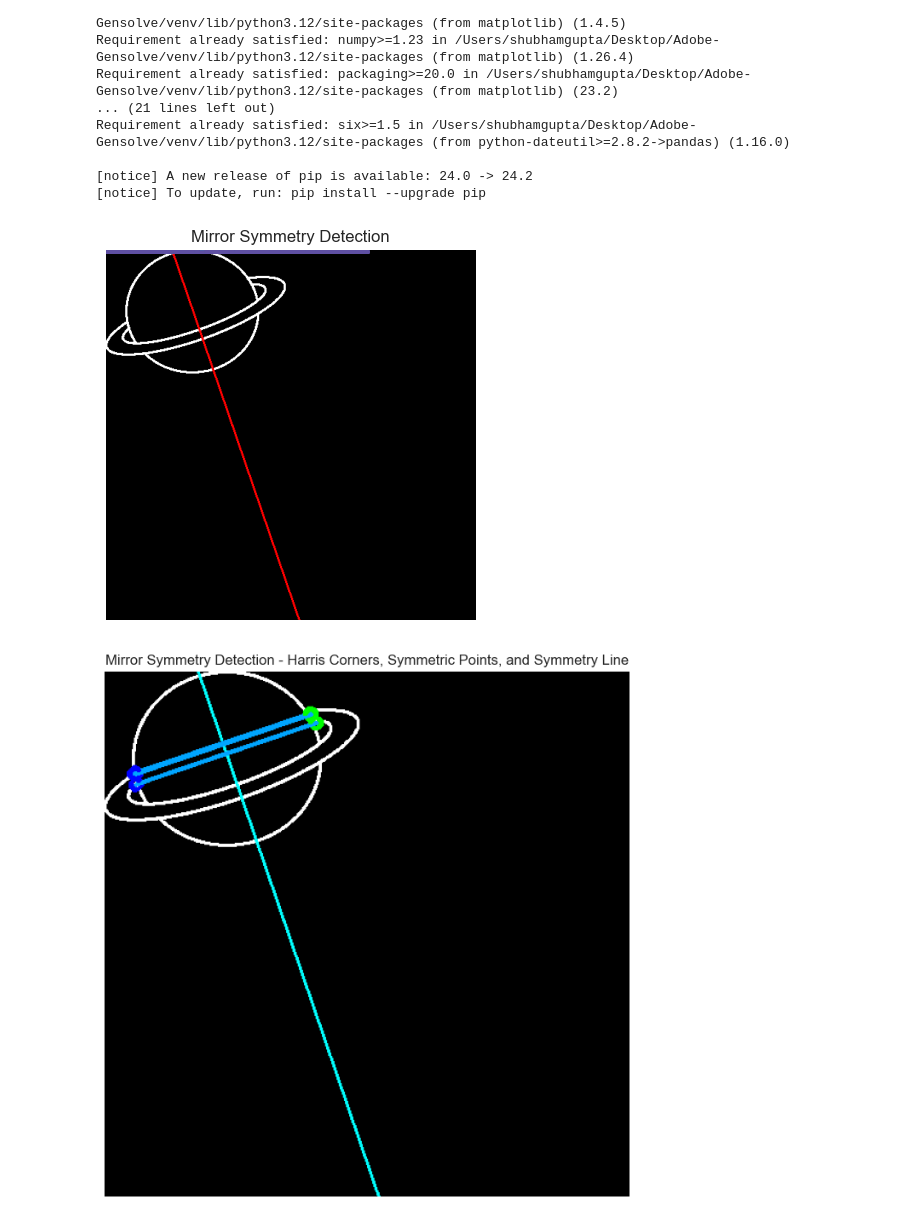
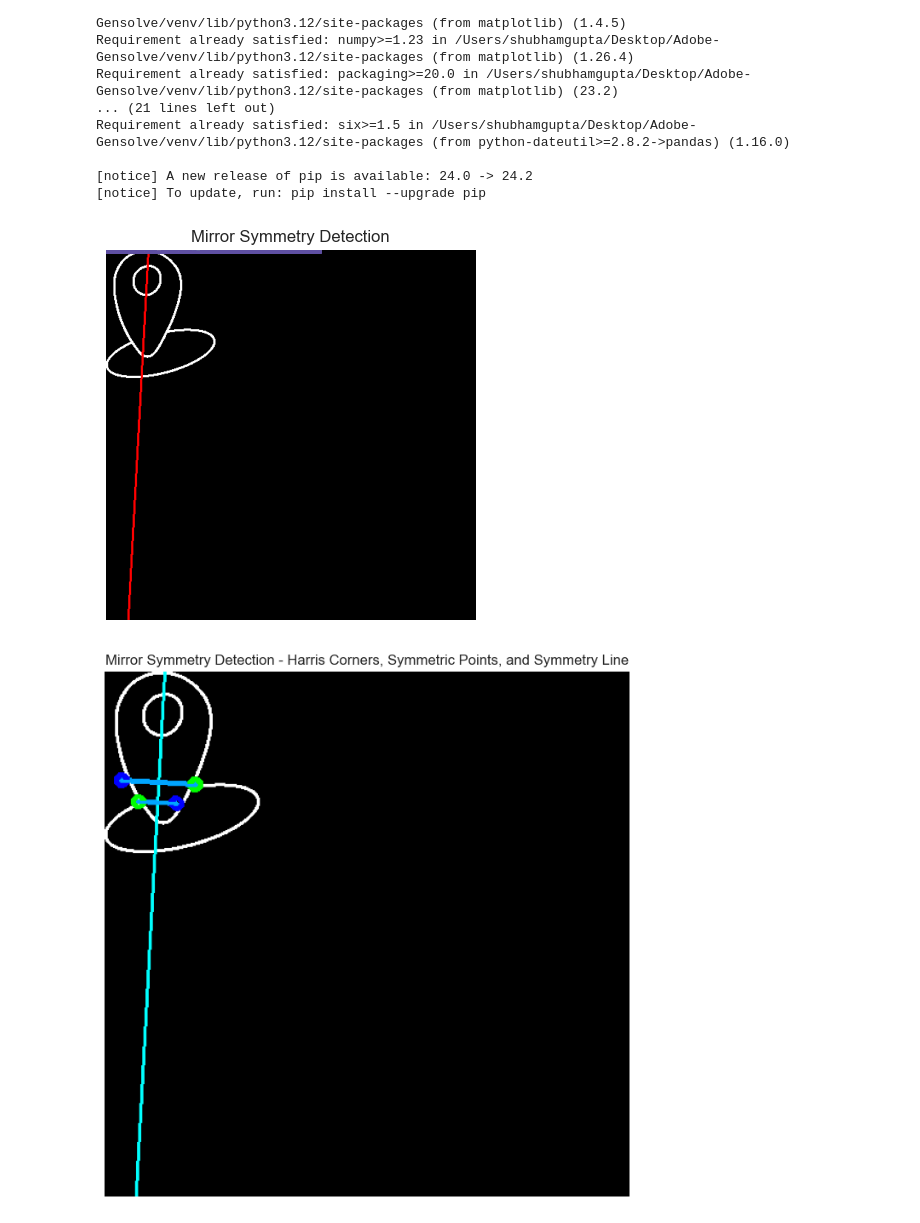
Before and after one commit to Jarviss77/Adobe-Gensolve, a Jupyter notebook: master_folder/algorithm_1.ipynb, the cells around one changed output. Cells and saved outputs as stored; diff of their text form; code cells hidden in the pictures.

```diff
--- a/master_folder/algorithm_1.ipynb
+++ b/master_folder/algorithm_1.ipynb
@@ -228,13 +228,19 @@ def detecting_mirrorLine(image_path, csv_path, title):
         plt.title(f"{title} - Harris Corners and Symmetric Points")
         plt.show()
 # %%
-def main():
+def test1():
+    image_path = 'utils/tc/occlusion1.png'
+    csv_path = 'utils/images/occlusion1.csv'  # Update this if you need CSV data for other purposes
+    detecting_mirrorLine(image_path, csv_path, "Mirror Symmetry Detection")
+
+def test2():
     image_path = 'utils/tc/occlusion2.png'
-    csv_path = 'utils/tc/occlusion2.csv'  # Update this if you need CSV data for other purposes
+    csv_path = 'utils/images/occlusion2.csv'  # Update this if you need CSV data for other purposes
     detecting_mirrorLine(image_path, csv_path, "Mirror Symmetry Detection")
 
 if __name__ == '__main__':
-    main()
+    test1()
+    test2()
 # %% [output]
-[figure, old version]
+[figure, new version]
-[figure, old version]
+[figure, new version]
```
Also changed, not shown: parts of 1 cell of this notebook, 4 other files.
